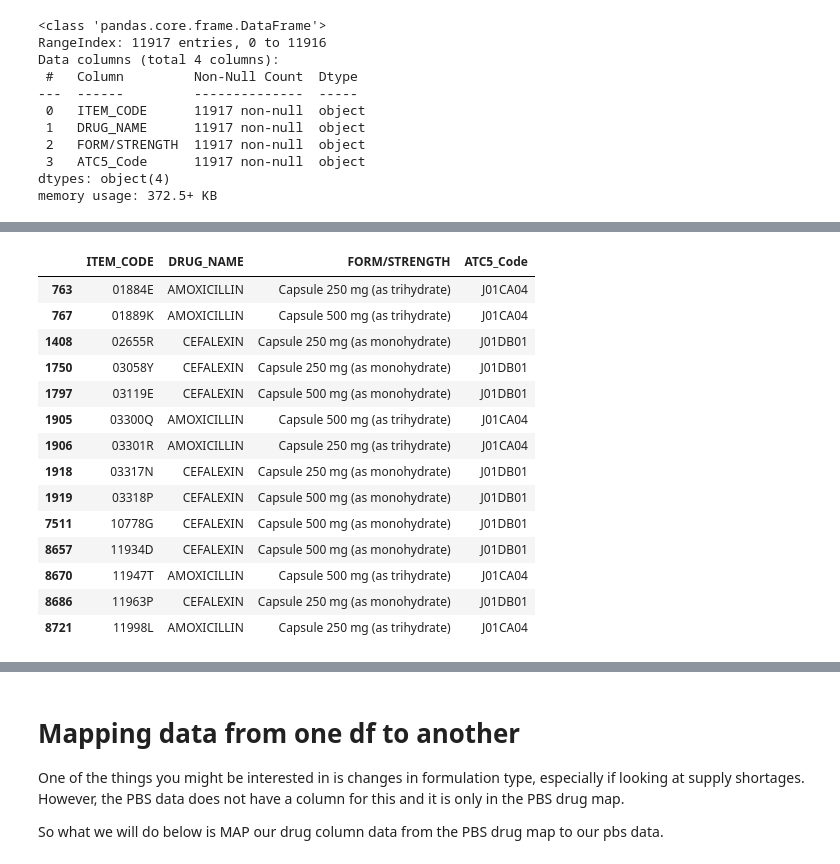
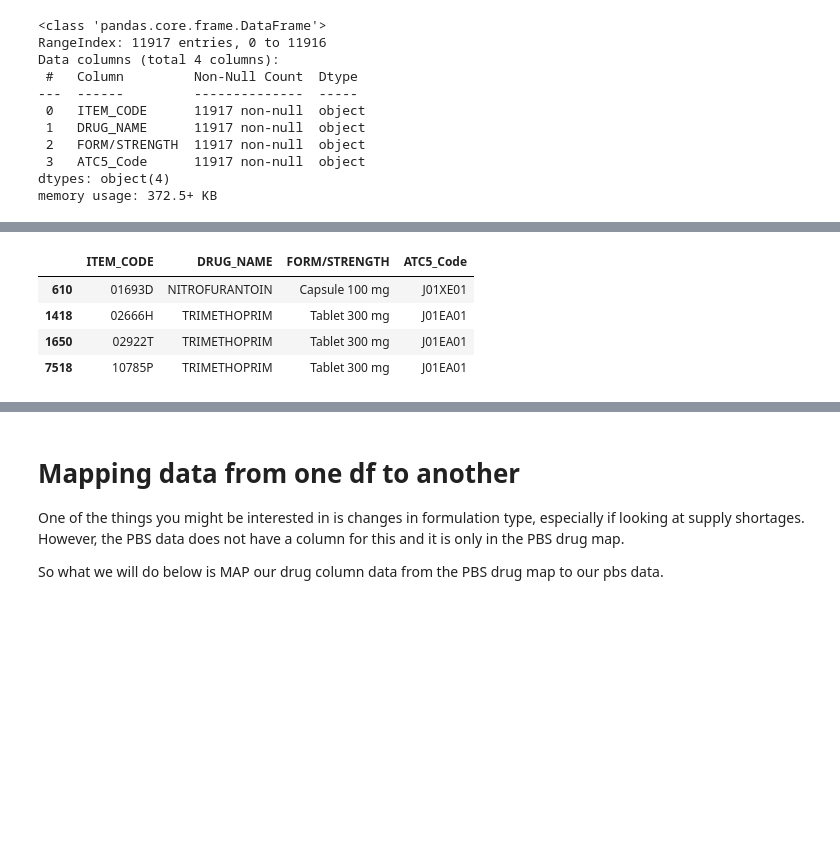
Before and after one commit to p-stehlik/StudentNotebooks, a Jupyter notebook: PBSTimeSeries.ipynb, the cells around one changed output, grey strips where cells are left out. Saved outputs shown, nothing was run; the diff lists cells and outputs as text; code cells hidden in the pictures; blank space fills up the shorter version.

```diff
--- a/PBSTimeSeries.ipynb
+++ b/PBSTimeSeries.ipynb
@@ -376,8 +376,9 @@ memory usage: 372.5+ KB
 #Now lets try and create a new df with JUST the item codes of interest to us.
 
 #create a list of drug names of interest
-drugNames = ["AMOXICILLIN",
-             "CEFALEXIN"]
+drugNames = ["TRIMETHOPRIM",
+             "NITROFURANTOIN"
+             ] #cephalexin as a control
 
 dfItemCodes = dfItemCodes[dfItemCodes["DRUG_NAME"].isin(drugNames)]
 
@@ -428,47 +410,32 @@ sorted(dfItemCodes["FORM/STRENGTH"].unique())
 # %%
 #create a list of drug names of interest
-drugNames = ["AMOXICILLIN",
-             "CEFALEXIN"]
+drugNames = ["TRIMETHOPRIM",
+             "NITROFURANTOIN",
+             "CEFALEXIN"] #cephalexin as a control
+
 
 #create a list of formulations of interest
 #lets say we are only interested in capsules
-formulations = ['Capsule 250 mg (as monohydrate)',
- 'Capsule 250 mg (as trihydrate)',
+formulations = ['Capsule 100 mg',
+ 'Capsule 250 mg (as monohydrate)',
+ #'Capsule 50 mg',
+ #'Capsule 50 mg, USP',
  'Capsule 500 mg (as monohydrate)',
- 'Capsule 500 mg (as trihydrate)',
  #'Granules for oral suspension 125 mg (as monohydrate) per 5 mL, 100 mL',
  #'Granules for oral suspension 250 mg (as monohydrate) per 5 mL, 100 mL',
  #'Granules for oral suspension 250 mg (as monohydrate) per 5 mL, 100 mL (s19A)',
- #'Injection equivalent to 1 g amoxycillin, vial with 4 mL solvent',
- #'Powder for oral suspension 125 mg (as trihydrate) per 5 mL, 100 mL',
- #'Powder for oral suspension 250 mg (as trihydrate) per 5 mL, 100 mL',
- #'Powder for oral suspension 250 mg (as trihydrate) per 5 mL, 100 mL (s19A)',
- #'Powder for oral suspension 500 mg (as trihydrate) per 5 mL, 100 mL',
- #'Powder for paediatric oral drops 100 mg (as trihydrate) per mL, 20 mL',
- #'Powder for paediatric oral drops 100 mg per mL, 20 mL',
- #'Sachet containing oral powder 3 g (as trihydrate)',
- #'Tablet 1 g (as trihydrate)',
- #'Tablet, chewable, 250 mg (as trihydrate)'
- ]
+ #'Oral suspension 25 mg per 5 mL, 200 mL',
+ #'Oral suspension 50 mg per 5 mL, 105 mL',
+ 'Tablet 300 mg']
 
 
 dfItemCodes[dfItemCodes["DRUG_NAME"].isin(drugNames) & dfItemCodes["FORM/STRENGTH"].isin(formulations)]
 # %% [output]
 |  | ITEM_CODE | DRUG_NAME | FORM/STRENGTH | ATC5_Code |
-| 763 | 01884E | AMOXICILLIN | Capsule 250 mg (as trihydrate) | J01CA04 |
-| 767 | 01889K | AMOXICILLIN | Capsule 500 mg (as trihydrate) | J01CA04 |
-| 1408 | 02655R | CEFALEXIN | Capsule 250 mg (as monohydrate) | J01DB01 |
-| 1750 | 03058Y | CEFALEXIN | Capsule 250 mg (as monohydrate) | J01DB01 |
-| 1797 | 03119E | CEFALEXIN | Capsule 500 mg (as monohydrate) | J01DB01 |
-| 1905 | 03300Q | AMOXICILLIN | Capsule 500 mg (as trihydrate) | J01CA04 |
-| 1906 | 03301R | AMOXICILLIN | Capsule 250 mg (as trihydrate) | J01CA04 |
-| 1918 | 03317N | CEFALEXIN | Capsule 250 mg (as monohydrate) | J01DB01 |
-| 1919 | 03318P | CEFALEXIN | Capsule 500 mg (as monohydrate) | J01DB01 |
-| 7511 | 10778G | CEFALEXIN | Capsule 500 mg (as monohydrate) | J01DB01 |
-| 8657 | 11934D | CEFALEXIN | Capsule 500 mg (as monohydrate) | J01DB01 |
-| 8670 | 11947T | AMOXICILLIN | Capsule 500 mg (as trihydrate) | J01CA04 |
-| 8686 | 11963P | CEFALEXIN | Capsule 250 mg (as monohydrate) | J01DB01 |
-| 8721 | 11998L | AMOXICILLIN | Capsule 250 mg (as trihydrate) | J01CA04 |
+| 610 | 01693D | NITROFURANTOIN | Capsule 100 mg | J01XE01 |
+| 1418 | 02666H | TRIMETHOPRIM | Tablet 300 mg | J01EA01 |
+| 1650 | 02922T | TRIMETHOPRIM | Tablet 300 mg | J01EA01 |
+| 7518 | 10785P | TRIMETHOPRIM | Tablet 300 mg | J01EA01 |
 # %%
 #now we want to create a FILTER using the item codes from our imported .csv file
 #in this case it will be the ITEM_CODE column of the df we just created
```
Also changed, not shown: parts of 22 cells of this notebook.
